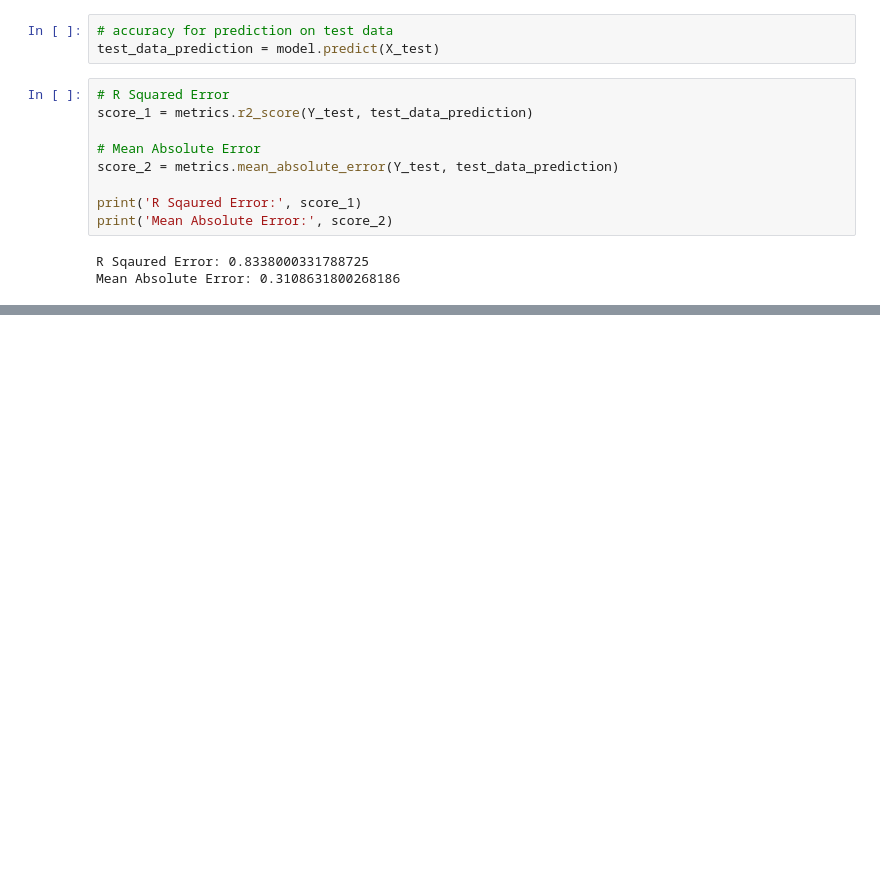
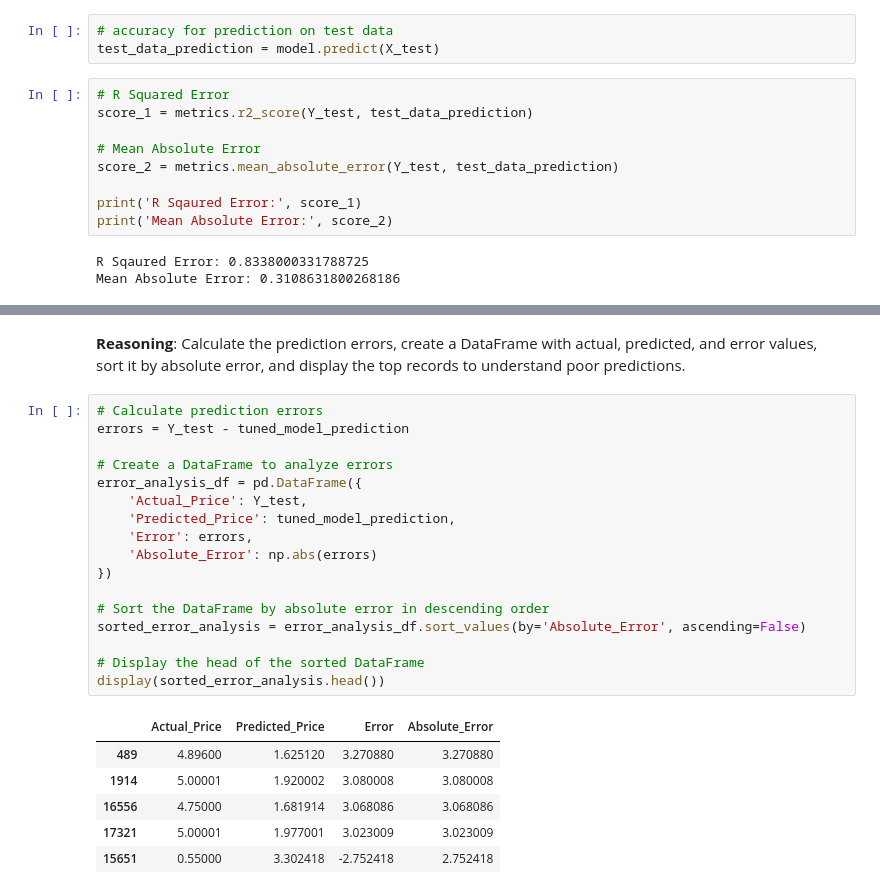
Before and after one commit to Mjsharma1234/FinGenius, a Jupyter notebook: House_Price_Prediction.ipynb, the cells around one changed output, grey strips where cells are left out. Cells and saved outputs as stored; diff of their text form; blank space fills up the shorter version.

```diff
--- a/House_Price_Prediction.ipynb
+++ b/House_Price_Prediction.ipynb
@@ -276,0 +448,27 @@ Mean Absolute Error: 0.3108631800268186
+# %% [markdown]
+**Reasoning**:
+Calculate the prediction errors, create a DataFrame with actual, predicted, and error values, sort it by absolute error, and display the top records to understand poor predictions.
+# %%
+# Calculate prediction errors
+errors = Y_test - tuned_model_prediction
+
+# Create a DataFrame to analyze errors
+error_analysis_df = pd.DataFrame({
+    'Actual_Price': Y_test,
+    'Predicted_Price': tuned_model_prediction,
+    'Error': errors,
+    'Absolute_Error': np.abs(errors)
+})
+
+# Sort the DataFrame by absolute error in descending order
+sorted_error_analysis = error_analysis_df.sort_values(by='Absolute_Error', ascending=False)
+
+# Display the head of the sorted DataFrame
+display(sorted_error_analysis.head())
+# %% [output]
+|  | Actual_Price | Predicted_Price | Error | Absolute_Error |
+| 489 | 4.89600 | 1.625120 | 3.270880 | 3.270880 |
+| 1914 | 5.00001 | 1.920002 | 3.080008 | 3.080008 |
+| 16556 | 4.75000 | 1.681914 | 3.068086 | 3.068086 |
+| 17321 | 5.00001 | 1.977001 | 3.023009 | 3.023009 |
+| 15651 | 0.55000 | 3.302418 | -2.752418 | 2.752418 |
```
Also changed, not shown: parts of 46 cells of this notebook.
